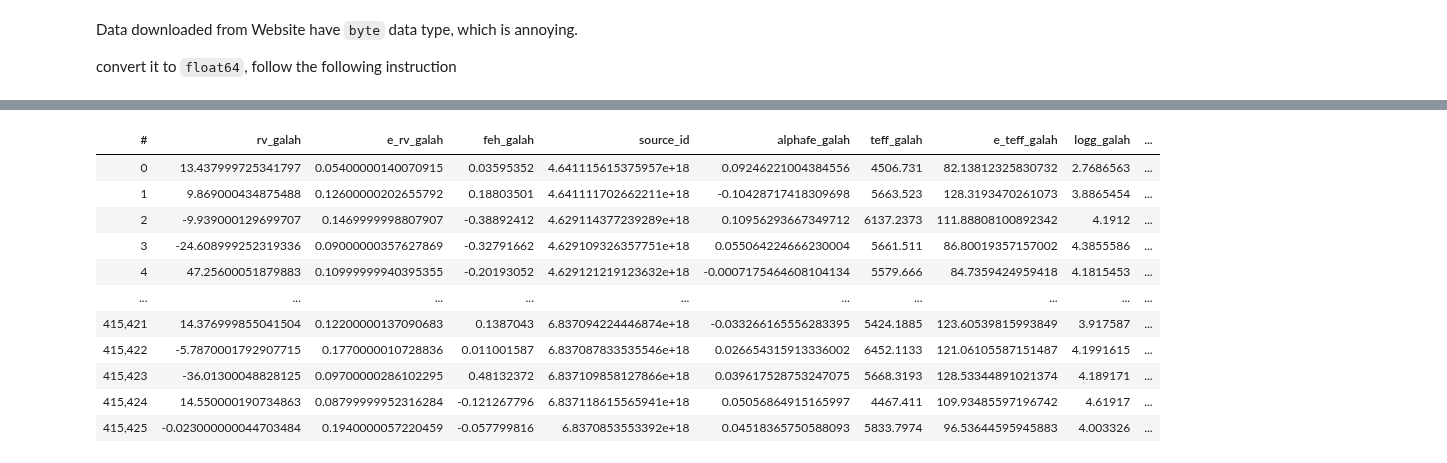
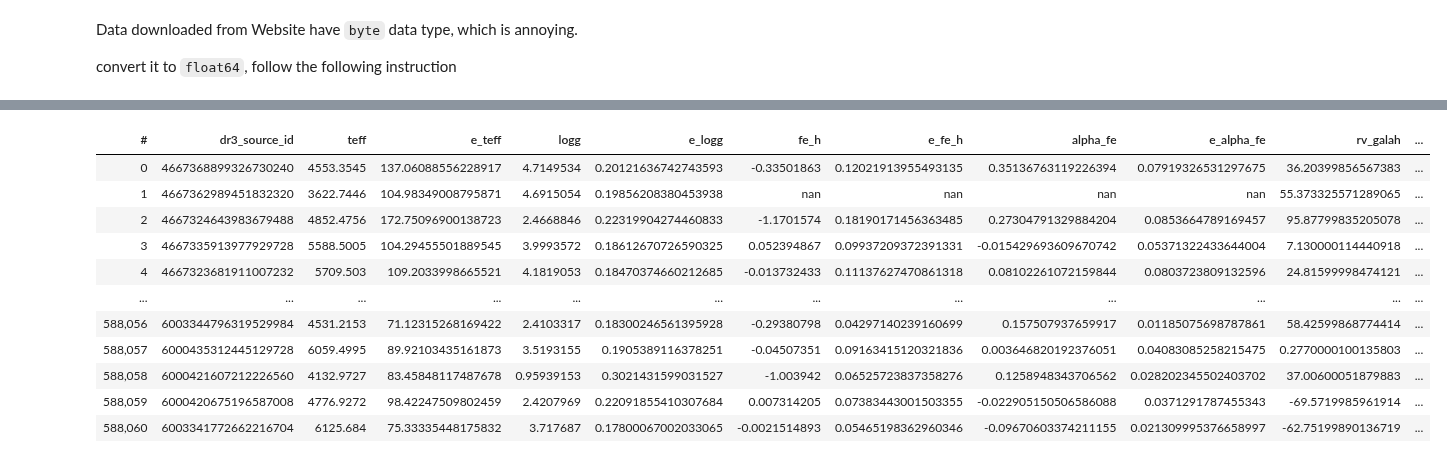
Before and after one commit to Alisyaifudin/Thesis-Project, a Jupyter notebook: 1_Collecting_Data/1.4. GALAH DR3.ipynb, the cells around one changed output, grey strips where cells are left out. Cells and saved outputs as stored; diff of their text form; code cells hidden in the pictures.

```diff
--- a/1_Collecting_Data/1.4. GALAH DR3.ipynb
+++ b/1_Collecting_Data/1.4. GALAH DR3.ipynb
@@ -106,6 +138,5 @@ Directory already exist. Good to go!
 # %%
 # load downloaded data in this directory with .fits format
-files = glob(join(data_dir, "*.fits"))
-files.sort()
-files
+file = join(data_dir, "GALAH_DR3_main_allstar_v2.fits")
+file
 # %% [output]
@@ -115,13 +143,0 @@ files
-# %%
-# convert the data types
-df_com = []
-for file in files:
-    table = Table.read(file)
-    for col in table.colnames:
-        table[col] = table[col].astype("float64")
-    df = vaex.from_astropy_table(table)
-    if len(df_com) == 0:
-        df_com = df
-    else:
-        df_com = df_com.concat(df)
-df_com
@@ -140,0 +189,7 @@ df_com
+# %%
+columns = ['dr3_source_id', 'teff', 'e_teff', 'logg', 'e_logg',
+           'fe_h', 'e_fe_h', 'alpha_fe', 'e_alpha_fe',
+           'rv_galah', 'e_rv_galah']
+# %%
+df_pandas = table[columns].to_pandas()
+df_pandas
@@ -141,19 +210,18 @@ df_com
 # %%
 # remove duplicates, if any
-df_pandas = df_com.to_pandas_df()
-df_pandas.drop_duplicates("source_id", inplace=True)
+df_pandas.drop_duplicates("dr3_source_id", inplace=True)
 df = vaex.from_pandas(df_pandas)
 df
 # %% [output]
-| # | rv_galah | e_rv_galah | feh_galah | source_id | alphafe_galah | teff_galah | e_teff_galah | logg_galah | ... |
-| 0 | 13.437999725341797 | 0.05400000140070915 | 0.03595352 | 4.641115615375957e+18 | 0.09246221004384556 | 4506.731 | 82.13812325830732 | 2.7686563 | ... |
-| 1 | 9.869000434875488 | 0.12600000202655792 | 0.18803501 | 4.641111702662211e+18 | -0.10428717418309698 | 5663.523 | 128.3193470261073 | 3.8865454 | ... |
-| 2 | -9.939000129699707 | 0.1469999998807907 | -0.38892412 | 4.629114377239289e+18 | 0.10956293667349712 | 6137.2373 | 111.88808100892342 | 4.1912 | ... |
-| 3 | -24.608999252319336 | 0.09000000357627869 | -0.32791662 | 4.629109326357751e+18 | 0.055064224666230004 | 5661.511 | 86.80019357157002 | 4.3855586 | ... |
-| 4 | 47.25600051879883 | 0.10999999940395355 | -0.20193052 | 4.629121219123632e+18 | -0.0007175464608104134 | 5579.666 | 84.7359424959418 | 4.1815453 | ... |
-| ... | ... | ... | ... | ... | ... | ... | ... | ... | ... |
-| 415,421 | 14.376999855041504 | 0.12200000137090683 | 0.1387043 | 6.837094224446874e+18 | -0.033266165556283395 | 5424.1885 | 123.60539815993849 | 3.917587 | ... |
-| 415,422 | -5.7870001792907715 | 0.1770000010728836 | 0.011001587 | 6.837087833535546e+18 | 0.026654315913336002 | 6452.1133 | 121.06105587151487 | 4.1991615 | ... |
-| 415,423 | -36.01300048828125 | 0.09700000286102295 | 0.48132372 | 6.837109858127866e+18 | 0.039617528753247075 | 5668.3193 | 128.53344891021374 | 4.189171 | ... |
-| 415,424 | 14.550000190734863 | 0.08799999952316284 | -0.121267796 | 6.837118615565941e+18 | 0.05056864915165997 | 4467.411 | 109.93485597196742 | 4.61917 | ... |
-| 415,425 | -0.023000000044703484 | 0.1940000057220459 | -0.057799816 | 6.8370853553392e+18 | 0.04518365750588093 | 5833.7974 | 96.53644595945883 | 4.003326 | ... |
+| # | dr3_source_id | teff | e_teff | logg | e_logg | fe_h | e_fe_h | alpha_fe | e_alpha_fe | rv_galah | ... |
+| 0 | 4667368899326730240 | 4553.3545 | 137.06088556228917 | 4.7149534 | 0.20121636742743593 | -0.33501863 | 0.12021913955493135 | 0.35136763119226394 | 0.07919326531297675 | 36.20399856567383 | ... |
+| 1 | 4667362989451832320 | 3622.7446 | 104.98349008795871 | 4.6915054 | 0.19856208380453938 | nan | nan | nan | nan | 55.373325571289065 | ... |
+| 2 | 4667324643983679488 | 4852.4756 | 172.75096900138723 | 2.4668846 | 0.22319904274460833 | -1.1701574 | 0.18190171456363485 | 0.27304791329884204 | 0.0853664789169457 | 95.87799835205078 | ... |
+| 3 | 4667335913977929728 | 5588.5005 | 104.29455501889545 | 3.9993572 | 0.18612670726590325 | 0.052394867 | 0.09937209372391331 | -0.015429693609670742 | 0.05371322433644004 | 7.130000114440918 | ... |
+| 4 | 4667323681911007232 | 5709.503 | 109.2033998665521 | 4.1819053 | 0.18470374660212685 | -0.013732433 | 0.11137627470861318 | 0.08102261072159844 | 0.0803723809132596 | 24.81599998474121 | ... |
+| ... | ... | ... | ... | ... | ... | ... | ... | ... | ... | ... | ... |
+| 588,056 | 6003344796319529984 | 4531.2153 | 71.12315268169422 | 2.4103317 | 0.18300246561395928 | -0.29380798 | 0.04297140239160699 | 0.157507937659917 | 0.01185075698787861 | 58.42599868774414 | ... |
+| 588,057 | 6000435312445129728 | 6059.4995 | 89.92103435161873 | 3.5193155 | 0.1905389116378251 | -0.04507351 | 0.09163415120321836 | 0.003646820192376051 | 0.04083085258215475 | 0.2770000100135803 | ... |
+| 588,058 | 6000421607212226560 | 4132.9727 | 83.45848117487678 | 0.95939153 | 0.3021431599031527 | -1.003942 | 0.06525723837358276 | 0.1258948343706562 | 0.028202345502403702 | 37.00600051879883 | ... |
+| 588,059 | 6000420675196587008 | 4776.9272 | 98.42247509802459 | 2.4207969 | 0.22091855410307684 | 0.007314205 | 0.07383443001503355 | -0.022905150506586088 | 0.0371291787455343 | -69.5719985961914 | ... |
+| 588,060 | 6003341772662216704 | 6125.684 | 75.33335448175832 | 3.717687 | 0.17800067002033065 | -0.0021514893 | 0.05465198362960346 | -0.09670603374211155 | 0.021309995376658997 | -62.75199890136719 | ... |
```
Also changed, not shown: parts of 18 cells of this notebook, 33 other files.
